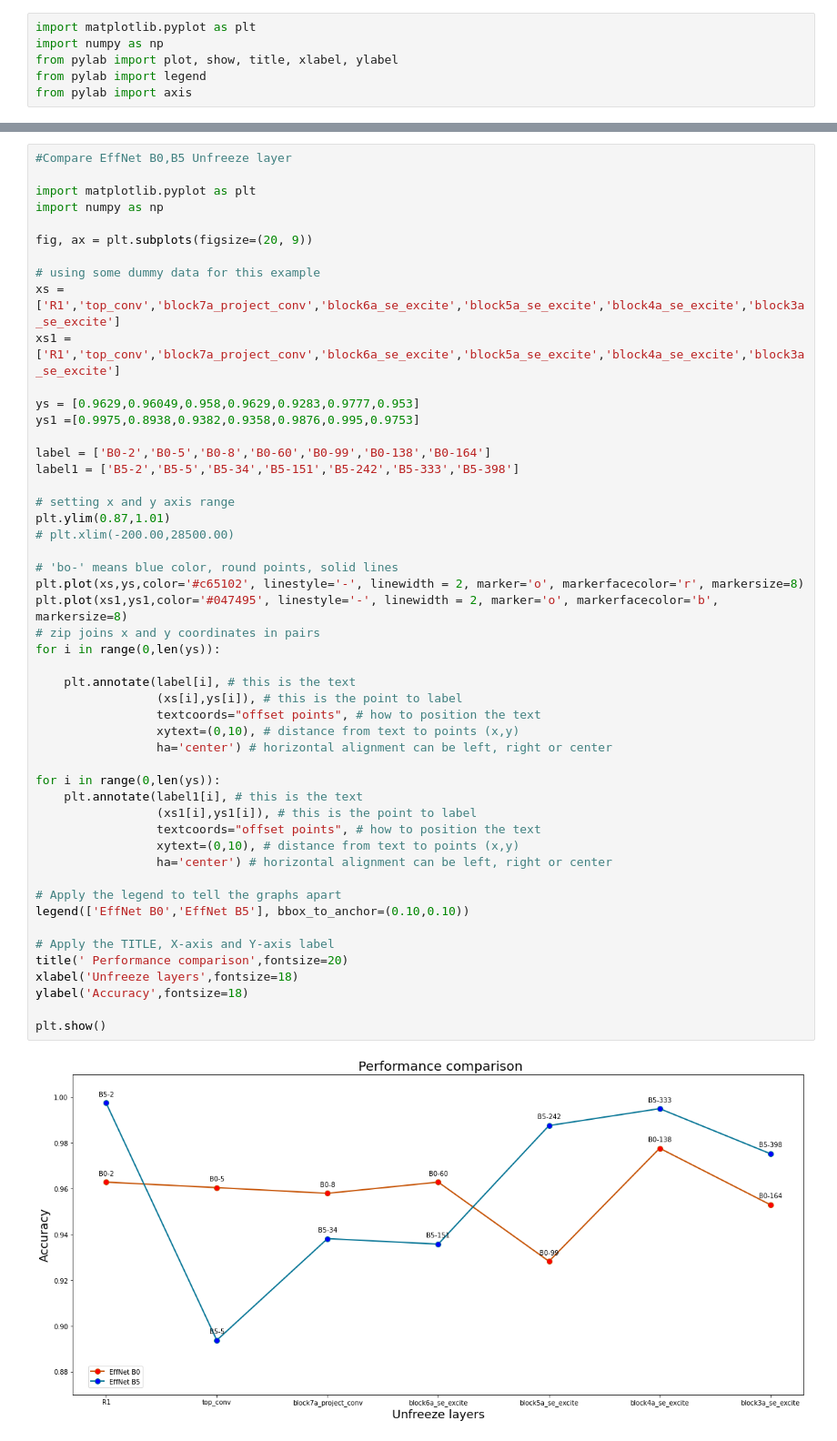
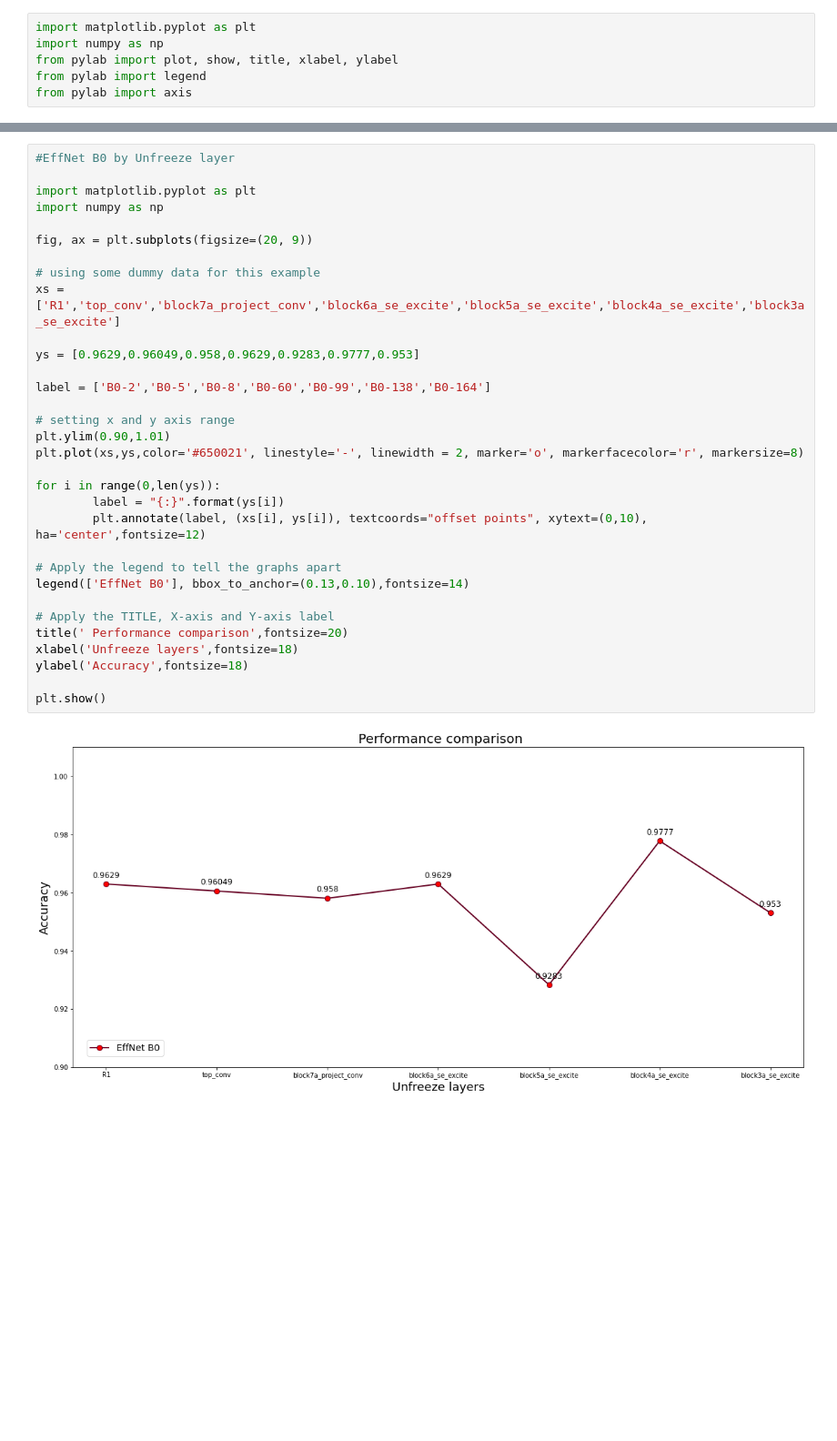
Before and after one commit to Peckkie/USAI_ABnormal_Screening, a Jupyter notebook: plot graph performance comparison.ipynb, the cells around one changed output, grey strips where cells are left out. Shown at 91% size. Cells and saved outputs as stored; diff of their text form; blank space fills up the shorter version.

```diff
--- a/plot graph performance comparison.ipynb
+++ b/plot graph performance comparison.ipynb
@@ -79,52 +83,34 @@ from pylab import axis
 # %%
-#Compare EffNet B0,B5 Unfreeze layer
+#EffNet B0 by Unfreeze layer
 
 import matplotlib.pyplot as plt
 import numpy as np
 
 fig, ax = plt.subplots(figsize=(20, 9))
 
 # using some dummy data for this example
 xs = ['R1','top_conv','block7a_project_conv','block6a_se_excite','block5a_se_excite','block4a_se_excite','block3a_se_excite']
-xs1 = ['R1','top_conv','block7a_project_conv','block6a_se_excite','block5a_se_excite','block4a_se_excite','block3a_se_excite']
 
 ys = [0.9629,0.96049,0.958,0.9629,0.9283,0.9777,0.953]
-ys1 =[0.9975,0.8938,0.9382,0.9358,0.9876,0.995,0.9753]
 
 label = ['B0-2','B0-5','B0-8','B0-60','B0-99','B0-138','B0-164']
-label1 = ['B5-2','B5-5','B5-34','B5-151','B5-242','B5-333','B5-398']
 
 # setting x and y axis range
-plt.ylim(0.87,1.01)
-# plt.xlim(-200.00,28500.00)
-
-# 'bo-' means blue color, round points, solid lines
-plt.plot(xs,ys,color='#c65102', linestyle='-', linewidth = 2, marker='o', markerfacecolor='r', markersize=8)
-plt.plot(xs1,ys1,color='#047495', linestyle='-', linewidth = 2, marker='o', markerfacecolor='b', markersize=8)
-# zip joins x and y coordinates in pairs
-for i in range(0,len(ys)):
-
-    plt.annotate(label[i], # this is the text
-                 (xs[i],ys[i]), # this is the point to label
-                 textcoords="offset points", # how to position the text
-                 xytext=(0,10), # distance from text to points (x,y)
-                 ha='center') # horizontal alignment can be left, right or center
+plt.ylim(0.90,1.01)
+plt.plot(xs,ys,color='#650021', linestyle='-', linewidth = 2, marker='o', markerfacecolor='r', markersize=8)
 
 for i in range(0,len(ys)):
-    plt.annotate(label1[i], # this is the text
-                 (xs1[i],ys1[i]), # this is the point to label
-                 textcoords="offset points", # how to position the text
-                 xytext=(0,10), # distance from text to points (x,y)
-                 ha='center') # horizontal alignment can be left, right or center
+        label = "{:}".format(ys[i])
+        plt.annotate(label, (xs[i], ys[i]), textcoords="offset points", xytext=(0,10), ha='center',fontsize=12)
 
 # Apply the legend to tell the graphs apart
-legend(['EffNet B0','EffNet B5'], bbox_to_anchor=(0.10,0.10))
+legend(['EffNet B0'], bbox_to_anchor=(0.13,0.10),fontsize=14)
 
 # Apply the TITLE, X-axis and Y-axis label
 title(' Performance comparison',fontsize=20)
 xlabel('Unfreeze layers',fontsize=18)
 ylabel('Accuracy',fontsize=18)
 
 plt.show()
 # %% [output]
-[figure, old version]
+[figure, new version]
```
Also changed, not shown: parts of 4 cells of this notebook.
